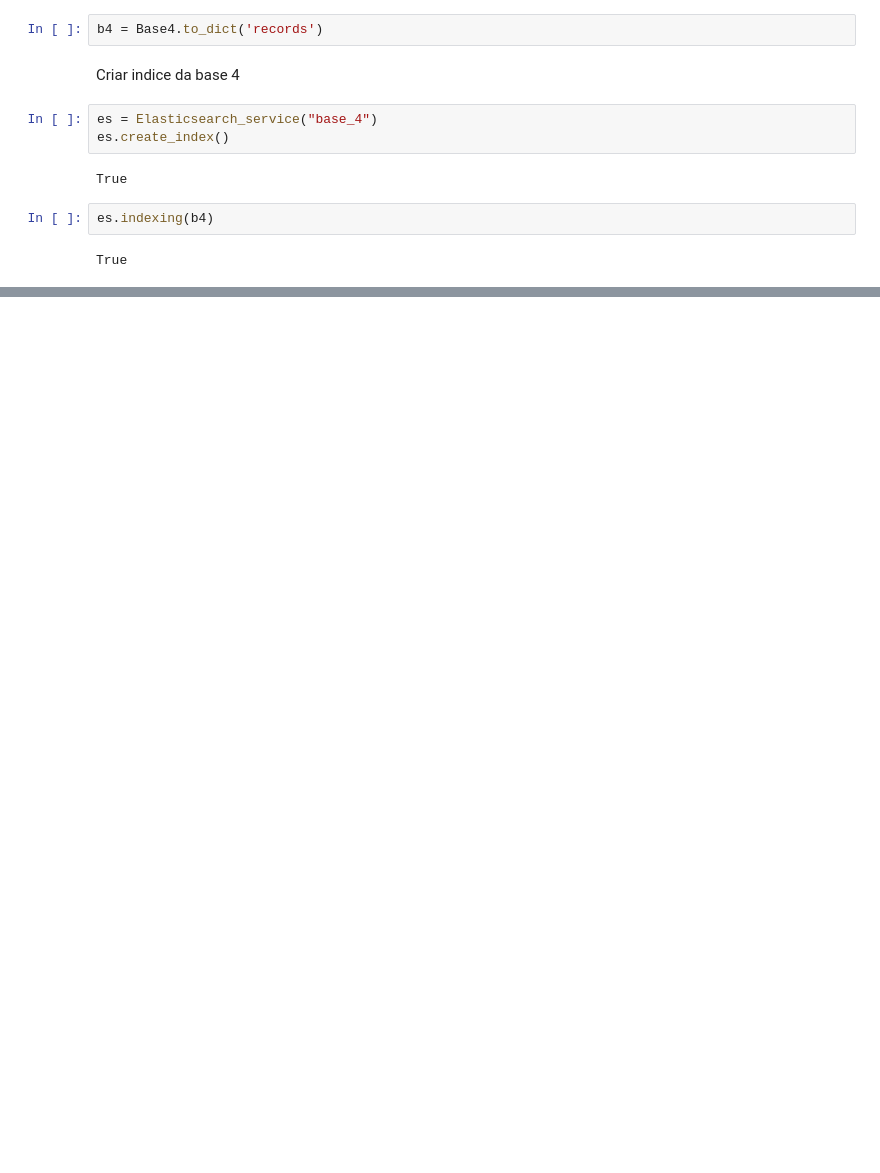
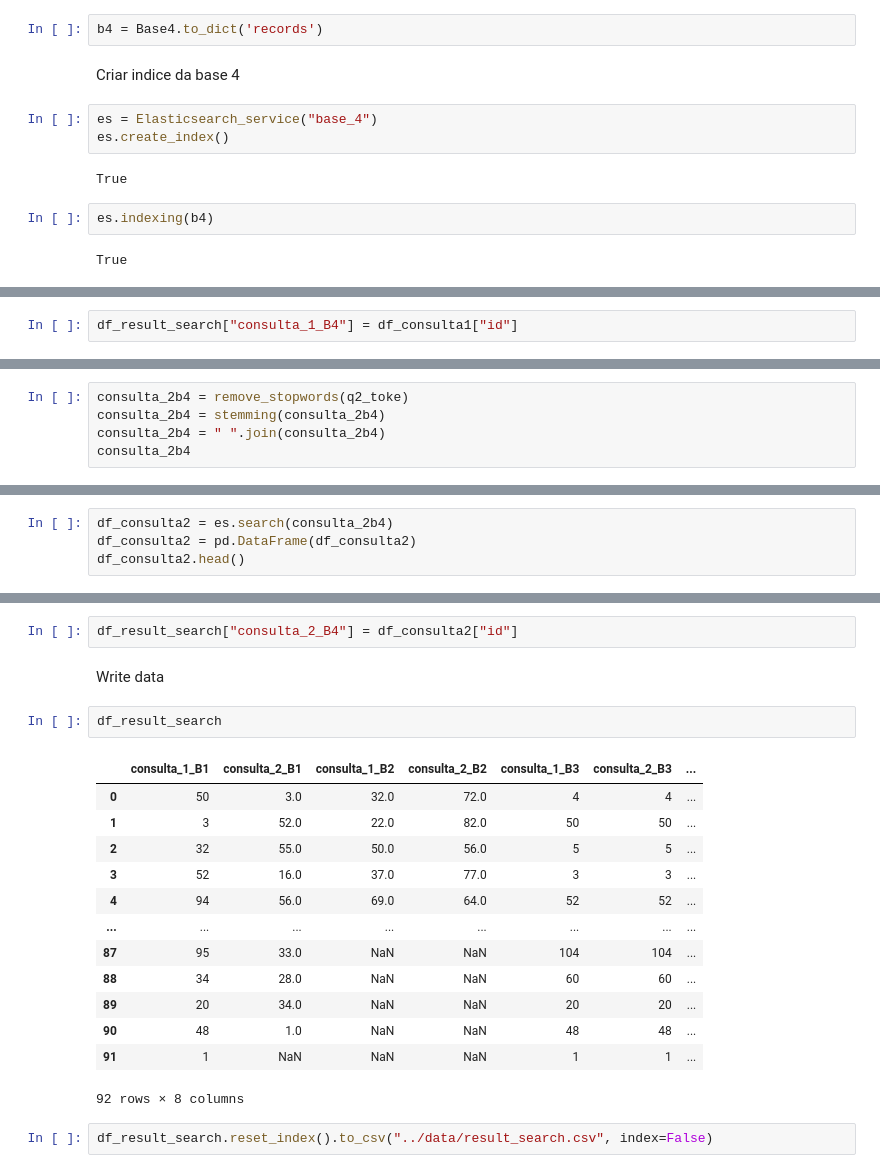
Before and after one commit to johnnyy/Recuperacao-Inteligente-de-Informacao, a Jupyter notebook: indexacao e busca/indexacao e busca.ipynb, the cells around one changed output, grey strips where cells are left out. Cells and saved outputs as stored; diff of their text form; blank space fills up the shorter version.

```diff
--- a/indexacao e busca/indexacao e busca.ipynb
+++ b/indexacao e busca/indexacao e busca.ipynb
@@ -230,0 +392,2 @@ True
+# %%
+df_result_search["consulta_1_B4"] = df_consulta1["id"]
@@ -230,0 +396,5 @@ True
+# %%
+consulta_2b4 = remove_stopwords(q2_toke)
+consulta_2b4 = stemming(consulta_2b4)
+consulta_2b4 = " ".join(consulta_2b4)
+consulta_2b4
@@ -230,0 +403,4 @@ True
+# %%
+df_consulta2 = es.search(consulta_2b4)
+df_consulta2 = pd.DataFrame(df_consulta2)
+df_consulta2.head()
@@ -230,0 +414,22 @@ True
+# %%
+df_result_search["consulta_2_B4"] = df_consulta2["id"]
+# %% [markdown]
+Write data
+# %%
+df_result_search
+# %% [output]
+|  | consulta_1_B1 | consulta_2_B1 | consulta_1_B2 | consulta_2_B2 | consulta_1_B3 | consulta_2_B3 | ... |
+| 0 | 50 | 3.0 | 32.0 | 72.0 | 4 | 4 | ... |
+| 1 | 3 | 52.0 | 22.0 | 82.0 | 50 | 50 | ... |
+| 2 | 32 | 55.0 | 50.0 | 56.0 | 5 | 5 | ... |
+| 3 | 52 | 16.0 | 37.0 | 77.0 | 3 | 3 | ... |
+| 4 | 94 | 56.0 | 69.0 | 64.0 | 52 | 52 | ... |
+| ... | ... | ... | ... | ... | ... | ... | ... |
+| 87 | 95 | 33.0 | NaN | NaN | 104 | 104 | ... |
+| 88 | 34 | 28.0 | NaN | NaN | 60 | 60 | ... |
+| 89 | 20 | 34.0 | NaN | NaN | 20 | 20 | ... |
+| 90 | 48 | 1.0 | NaN | NaN | 48 | 48 | ... |
+| 91 | 1 | NaN | NaN | NaN | 1 | 1 | ... |
+92 rows × 8 columns
+# %%
+df_result_search.reset_index().to_csv("../data/result_search.csv", index=False)
```
Also changed, not shown: parts of 41 cells of this notebook, 1 other file.
